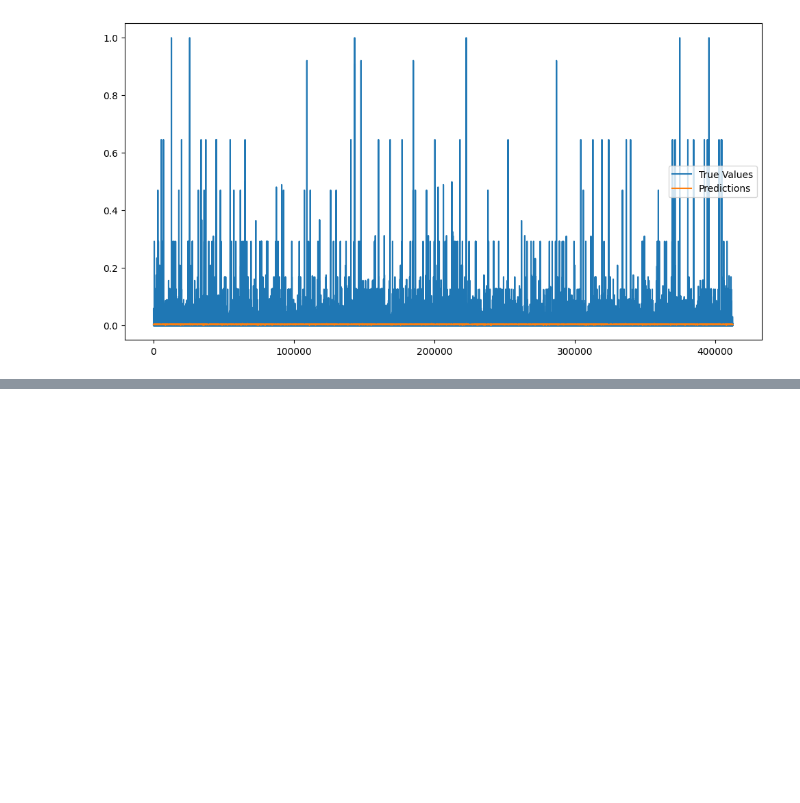
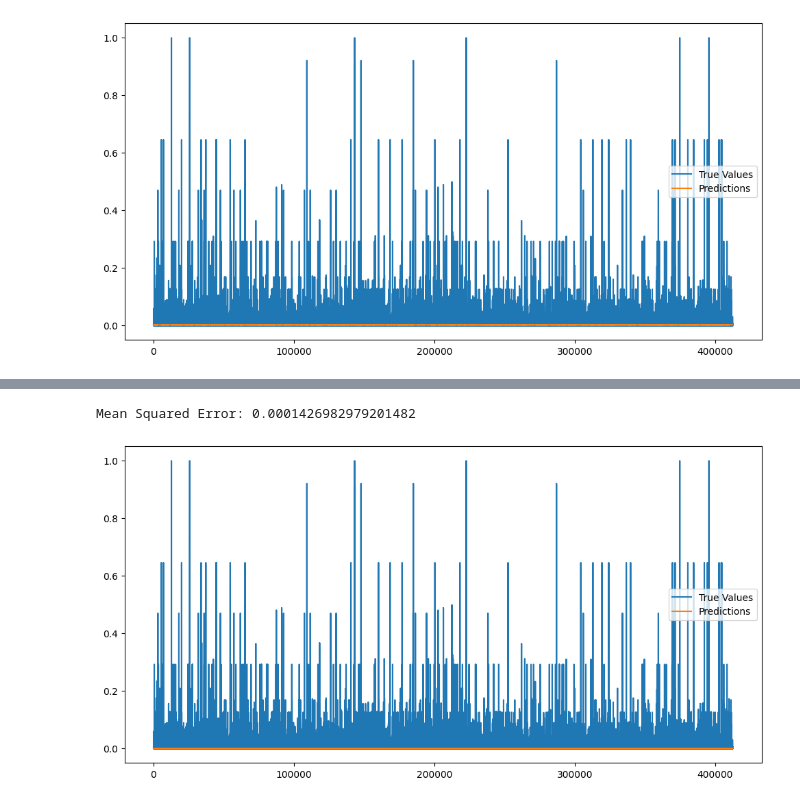
Before and after one commit to manahilnasim/HelloHarmony-Music-Recommendation, a Jupyter notebook: Data_Cleaning_&_EDA.ipynb, the cells around one changed output, grey strips where cells are left out. Saved outputs shown, nothing was run; the diff lists cells and outputs as text; code cells hidden in the pictures; blank space fills up the shorter version.

Commit message:
all 3 models updated

```diff
--- a/Data_Cleaning_&_EDA.ipynb
+++ b/Data_Cleaning_&_EDA.ipynb
@@ -585,0 +656,2 @@ plt.show()
+# %%
+transformer_predictions = model.predict(X_test)
@@ -585,0 +660,17 @@ plt.show()
+# %%
+y_test_rescaled = scaler.inverse_transform(y_test.reshape(-1, 1))
+trans_predictions_rescaled = scaler.inverse_transform(transformer_predictions)
+# %%
+mse = np.mean((y_test_rescaled - trans_predictions_rescaled)**2)
+print(f'Mean Squared Error: {mse}')
+# %% [output]
+Mean Squared Error: 0.0001426982979201482
+# %%
+# Plotting the results
+plt.figure(figsize=(12, 6))
+plt.plot(y_test_rescaled, label='True Values')
+plt.plot(trans_predictions_rescaled, label='Predictions')
+plt.legend()
+plt.show()
+# %% [output]
+[figure, added]
```
Also changed, not shown: parts of 16 cells of this notebook.
